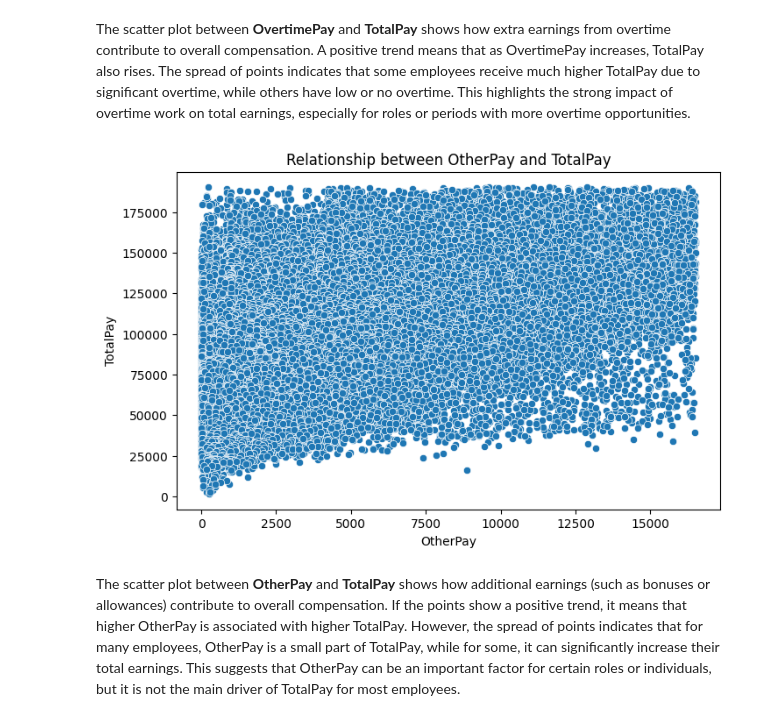
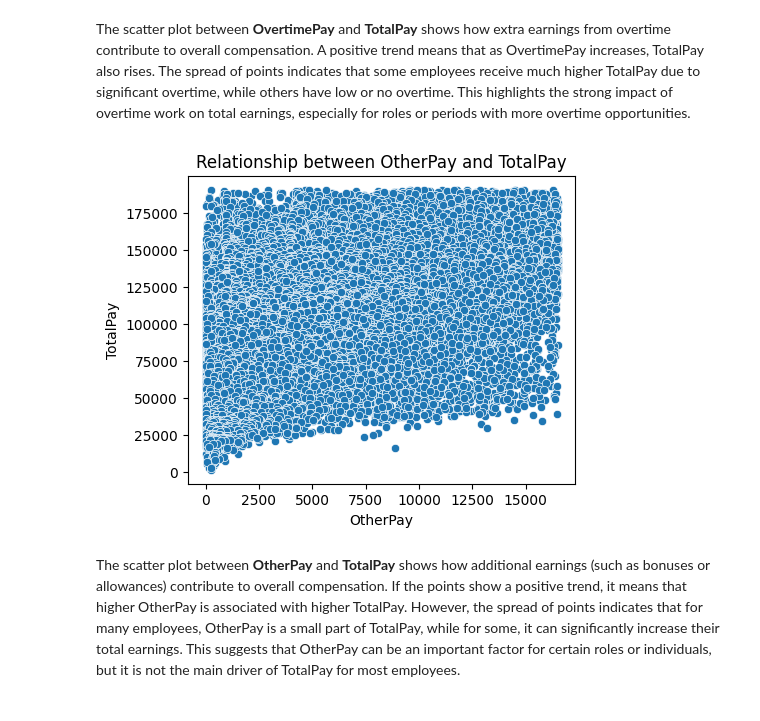
Before and after one commit to abhinavpy3/DATA-ANALYSIS----SSFE, a Jupyter notebook: SSFE.ipynb, the cells around one changed output. Cells and saved outputs as stored; diff of their text form; code cells hidden in the pictures.

```diff
--- a/SSFE.ipynb
+++ b/SSFE.ipynb
@@ -290,13 +290,13 @@ plt.show()
 The scatter plot between **OvertimePay** and **TotalPay** shows how extra earnings from overtime contribute to overall compensation. A positive trend means that as OvertimePay increases, TotalPay also rises. The spread of points indicates that some employees receive much higher TotalPay due to significant overtime, while others have low or no overtime. This highlights the strong impact of overtime work on total earnings, especially for roles or periods with more overtime opportunities.
 # %%
 # Scatter plot to show relationship between OtherPay and TotalPay
-plt.figure(figsize=(8,5))
+plt.figure(figsize=(5,4))
 sns.scatterplot(data=dt, x='OtherPay', y='TotalPay')
 plt.title('Relationship between OtherPay and TotalPay')
 plt.xlabel('OtherPay')
 plt.ylabel('TotalPay')
 plt.show()
 # %% [output]
-[figure, old version]
+[figure, new version]
 # %% [markdown]
 The scatter plot between **OtherPay** and **TotalPay** shows how additional earnings (such as bonuses or allowances) contribute to overall compensation. If the points show a positive trend, it means that higher OtherPay is associated with higher TotalPay. However, the spread of points indicates that for many employees, OtherPay is a small part of TotalPay, while for some, it can significantly increase their total earnings. This suggests that OtherPay can be an important factor for certain roles or individuals, but it is not the main driver of TotalPay for most employees.
```
Also changed, not shown: parts of 4 cells of this notebook.
